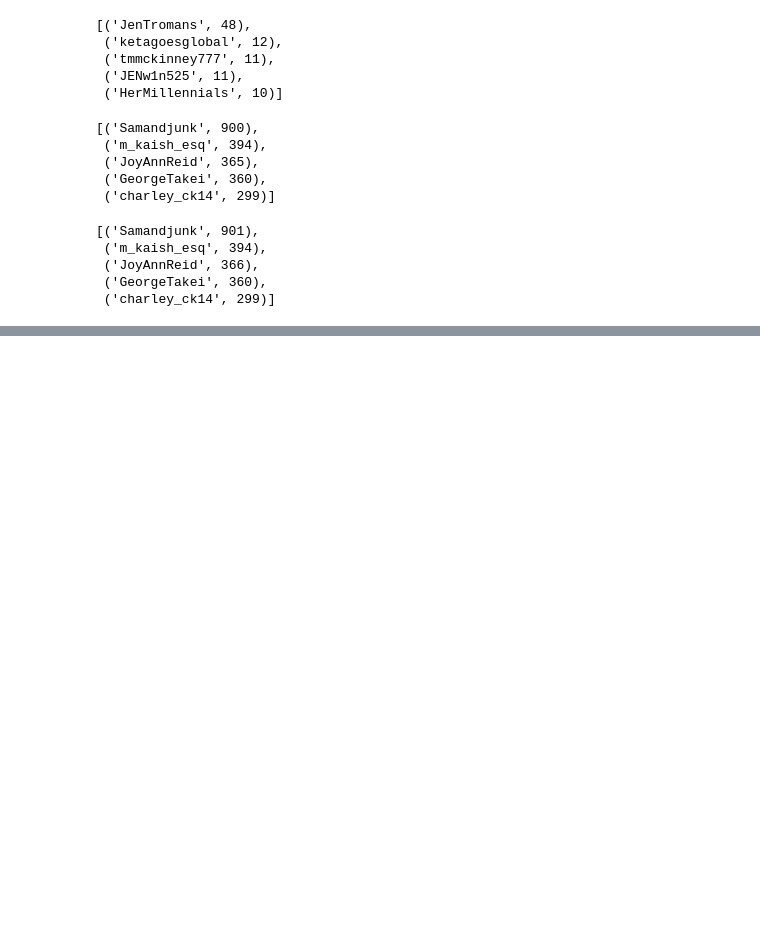
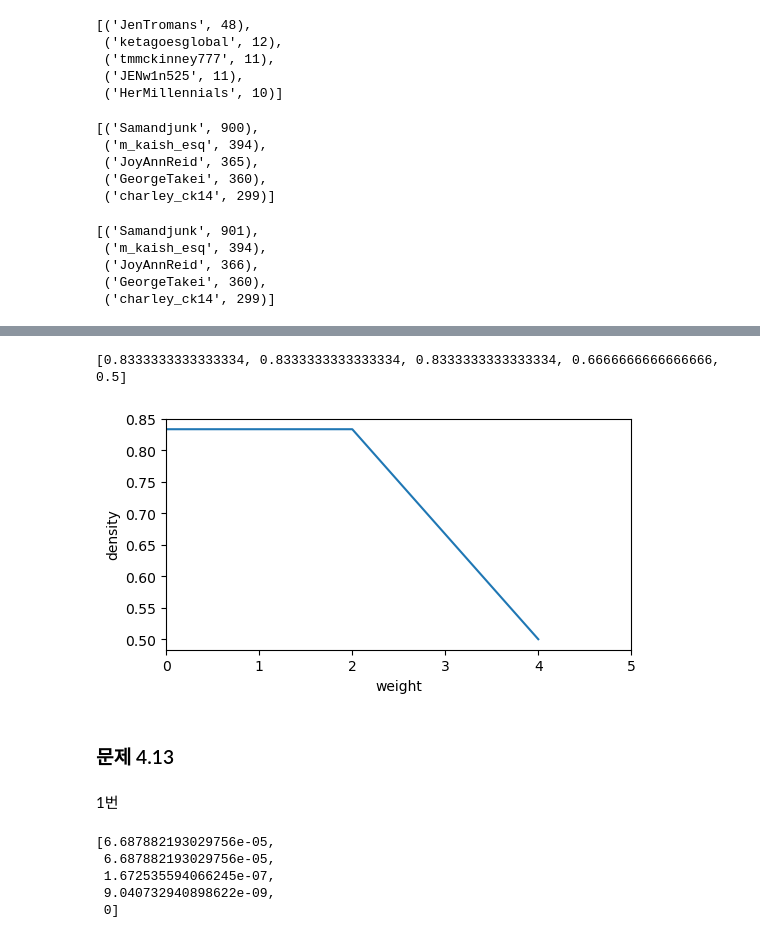
Before and after one commit to hr1588/network, a Jupyter notebook: retweet_repeal_network.ipynb, the cells around one changed output, grey strips where cells are left out. Drawn from its saved outputs; the diff is of its cells as text; code cells hidden in the pictures; blank space fills up the shorter version.

```diff
--- a/retweet_repeal_network.ipynb
+++ b/retweet_repeal_network.ipynb
@@ -165,0 +216,24 @@ sorted(h.out_degree(weight='weight'), key = itemgetter(1), reverse=True)[:5]
+# %%
+ans = []
+a = 0
+
+for a in range(len(list(e for e in s.edges.data('weight')))):
+    filter_edges = list(filter(lambda e:e[2] < a, (e for e in s.edges.data('weight'))))
+    remove_edges = list(e[:2] for e in filter_edges)
+    s.remove_edges_from(remove_edges)
+    ans.append(nx.density(s))
+print(ans)
+# %% [output]
+[0.8333333333333334, 0.8333333333333334, 0.8333333333333334, 0.6666666666666666, 0.5]
+# %%
+plt.plot(ans)
+plt.xlim([0, 5])
+plt.xlabel('weight')
+plt.ylabel('density')
+plt.show()
+# %% [output]
+[figure, added]
+# %% [markdown]
+### 문제 4.13
+# %% [markdown]
+1번
@@ -165,0 +249,8 @@ sorted(h.out_degree(weight='weight'), key = itemgetter(1), reverse=True)[:5]
+# %%
+ans[:5]
+# %% [output]
+[6.687882193029756e-05,
+ 6.687882193029756e-05,
+ 1.672535594066245e-07,
+ 9.040732940898622e-09,
+ 0]
```
Also changed, not shown: parts of 9 cells of this notebook.
